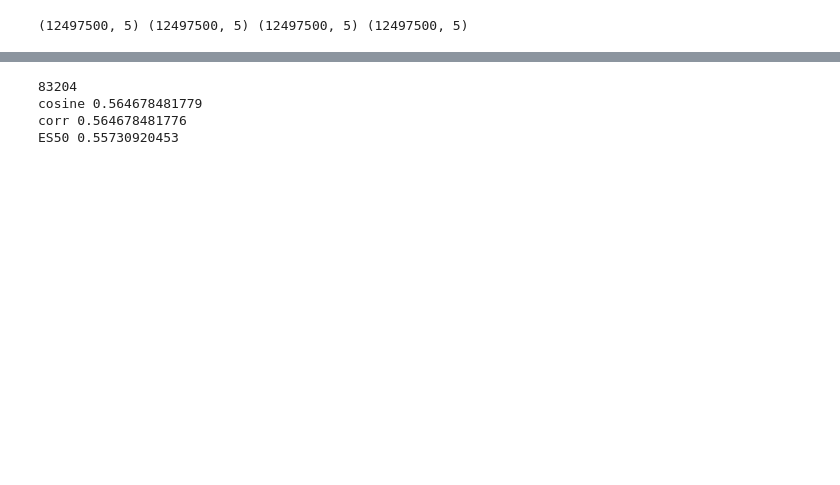
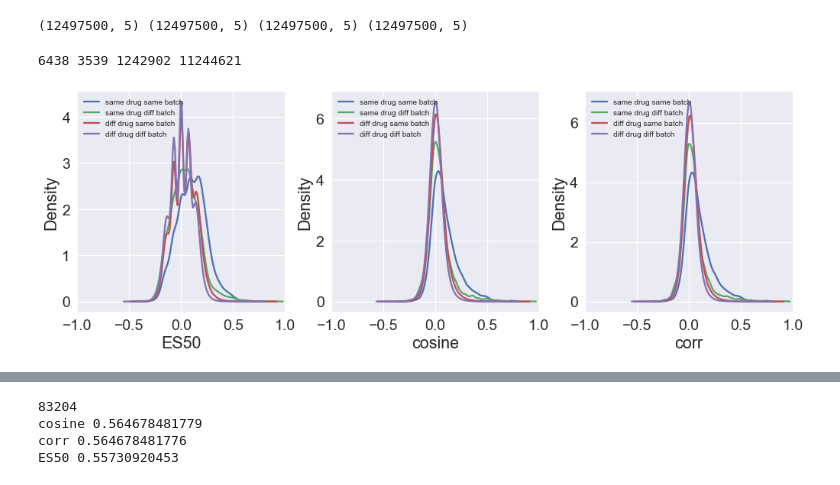
Before and after one commit to MaayanLab/L1000FWD, a Jupyter notebook: notebooks/Benchmark_connectivity2.ipynb, the cells around one changed output, grey strips where cells are left out. Saved outputs shown, nothing was run; the diff lists cells and outputs as text; code cells hidden in the pictures; blank space fills up the shorter version.

```diff
--- a/notebooks/Benchmark_connectivity2.ipynb
+++ b/notebooks/Benchmark_connectivity2.ipynb
@@ -422,0 +510,5 @@ def get_roc_curve(res_scores, column, truths):
+# %%
+res_scores1 = pd.read_csv('data/signature_connectivities_sample5000_L1000CDS2.cpcd-gse70138.csv')
+res_scores1.set_index(res_scores1.columns[0], inplace=True)
+print res_scores1.shape
+res_scores1.head()
@@ -424,3 +546,8 @@ def get_roc_curve(res_scores, column, truths):
 print res_scores1.shape, res_scores2.shape, res_scores3.shape, res_scores4.shape
 # %% [output]
 (12497500, 5) (12497500, 5) (12497500, 5) (12497500, 5)
+# %%
+fig = density_plot_scores(res_scores1, meta_df)
+# %% [output]
+6438 3539 1242902 11244621
+[figure, added]
```
Also changed, not shown: parts of 33 cells of this notebook, 2 other files.
